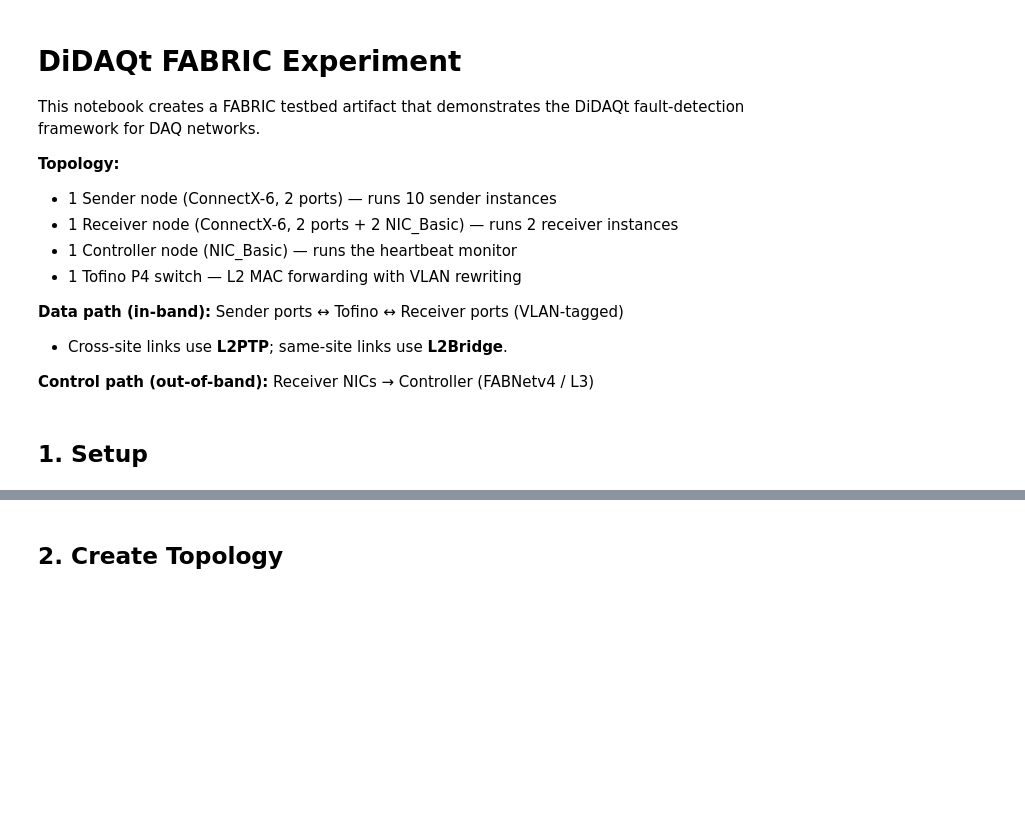
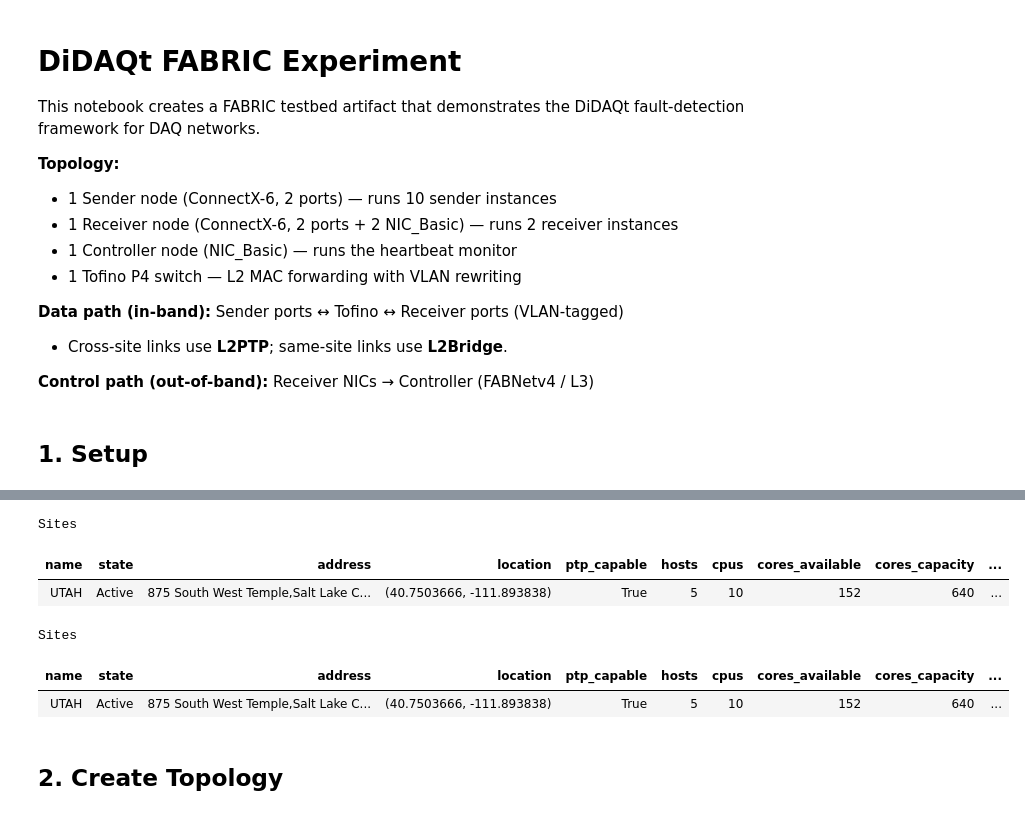
Before and after one commit to awolosewicz/didaqt, a Jupyter notebook: artifact/didaqt_experiment.ipynb, the cells around one changed output, grey strips where cells are left out. Drawn from its saved outputs; the diff is of its cells as text; code cells hidden in the pictures; blank space fills up the shorter version.

```diff
--- a/artifact/didaqt_experiment.ipynb
+++ b/artifact/didaqt_experiment.ipynb
@@ -24,3 +62,12 @@ fablib.show_config()
+# %%
+fablib.list_sites(filter_function=lambda x: x["p4-switch_available"] > 0 and x["nic_connectx_6_available"] > 1, pretty_names=False)
+# %% [output]
+Sites
+| name | state | address | location | ptp_capable | hosts | cpus | cores_available | cores_capacity | ... |
+| UTAH | Active | 875 South West Temple,Salt Lake C... | (40.7503666, -111.893838) | True | 5 | 10 | 152 | 640 | ... |
+Sites
+| name | state | address | location | ptp_capable | hosts | cpus | cores_available | cores_capacity | ... |
+| UTAH | Active | 875 South West Temple,Salt Lake C... | (40.7503666, -111.893838) | True | 5 | 10 | 152 | 640 | ... |
 # %%
 # ---------- Configuration ----------
 # Each component can be placed on a separate FABRIC site.
```
Also changed, not shown: parts of 14 cells of this notebook.
